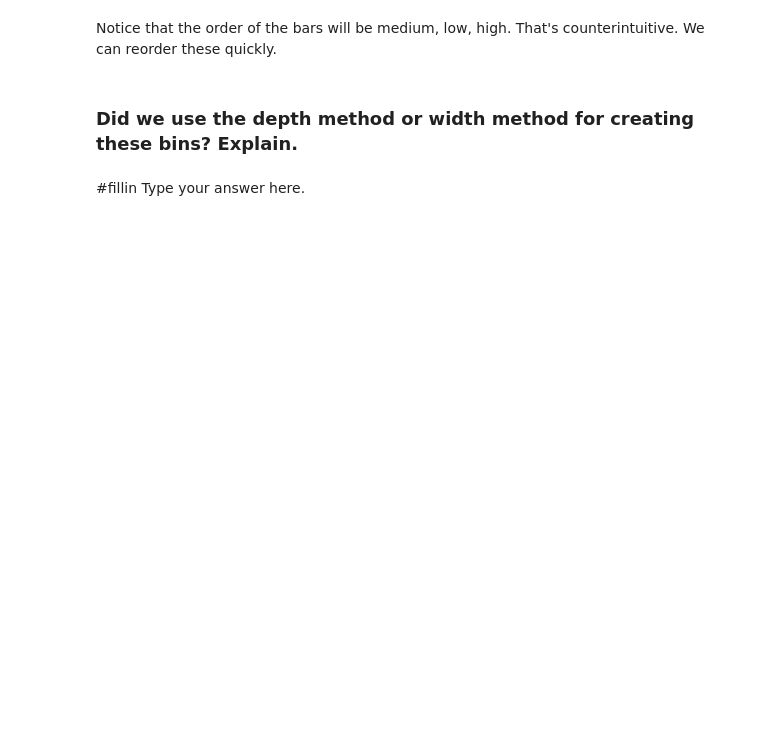
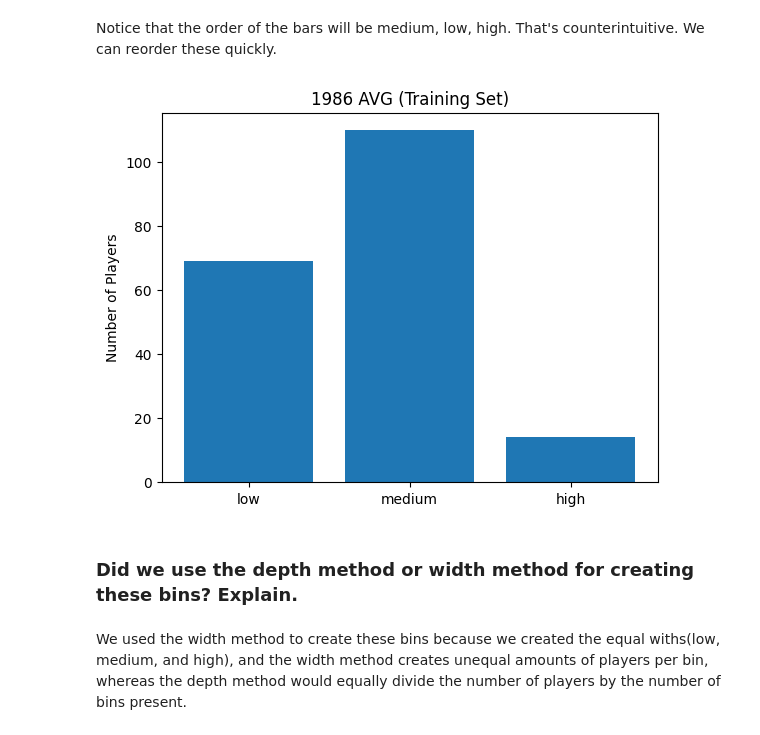
Before and after one commit to mellenpan/code_2600, a Jupyter notebook: mod03_eda.ipynb, the cells around one changed output. Drawn from its saved outputs; the diff is of its cells as text; code cells hidden in the pictures; blank space fills up the shorter version.

```diff
--- a/mod03_eda.ipynb
+++ b/mod03_eda.ipynb
@@ -198,15 +244,17 @@ Notice that the order of the bars will be medium, low, high. That's counterintui
 indexMap = ['low', 'medium', 'high']
 reordered_list = [Train['AVG_bin'].value_counts()[i] for i in indexMap]
 # %%
-plt.bar(#fillin
+plt.bar(indexMap, reordered_list)
 
 plt.title("1986 AVG (Training Set)")
 plt.ylabel("Number of Players")
 
-plt.xticks(#fillin
+plt.xticks(indexMap)
 
 plt.show()
+# %% [output]
+[figure, added]
 # %% [markdown]
 ### Did we use the depth method or width method for creating these bins? Explain.
 # %% [markdown]
-#fillin Type your answer here.
+We used the width method to create these bins because we created the equal withs(low, medium, and high), and the width method creates unequal amounts of players per bin, whereas the depth method would equally divide the number of players by the number of bins present.
```
Also changed, not shown: parts of 8 cells of this notebook.
